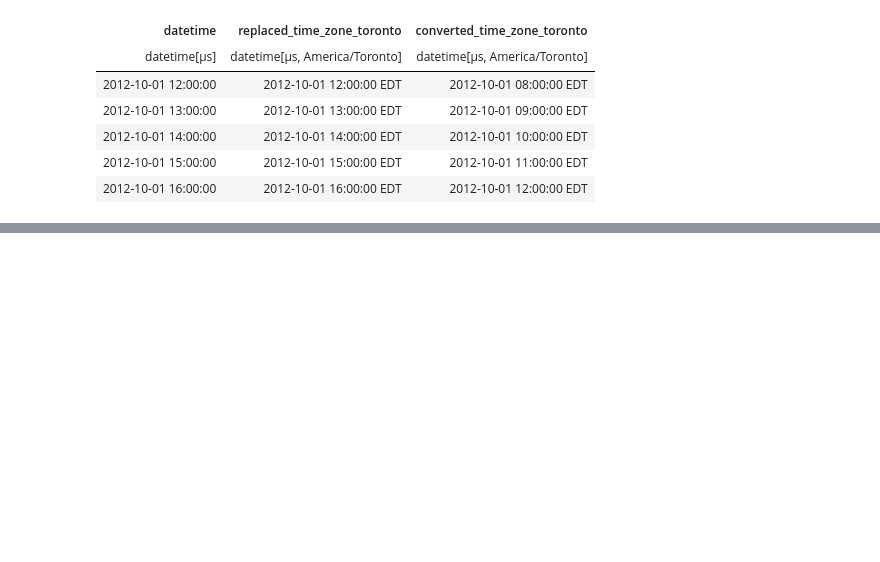
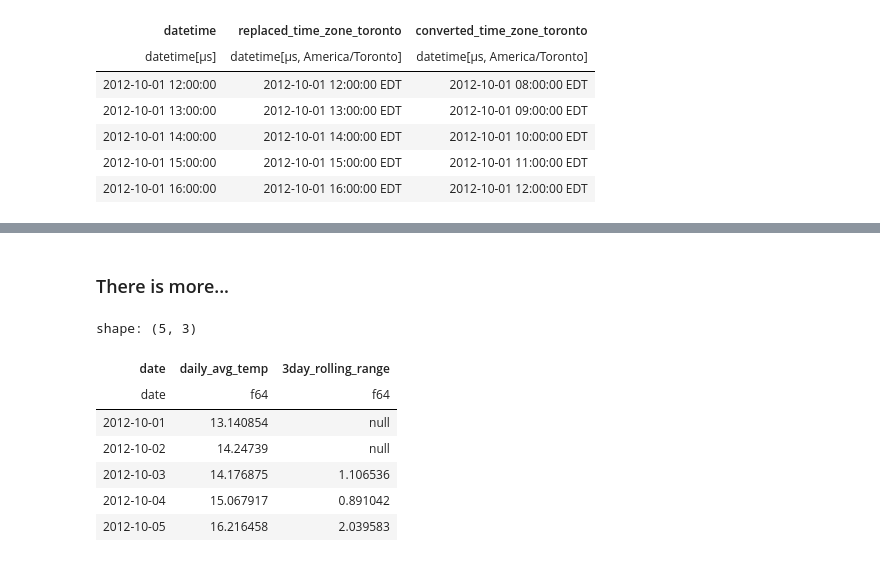
Before and after one commit to PacktPublishing/Polars-Cookbook, a Jupyter notebook: Chapter09/ch09.ipynb, the cells around one changed output, grey strips where cells are left out. Saved outputs shown, nothing was run; the diff lists cells and outputs as text; code cells hidden in the pictures; blank space fills up the shorter version.

```diff
--- a/Chapter09/ch09.ipynb
+++ b/Chapter09/ch09.ipynb
@@ -158,0 +272,26 @@ shape: (5, 3)
+# %% [markdown]
+### There is more...
+# %%
+def get_range(nums):
+    min_num = min(nums)
+    max_num = max(nums)
+    range = max_num - min_num
+    return range
+
+(
+    daily_avg_temperature_lf
+    .with_columns(
+        pl.col('daily_avg_temp').rolling_map(get_range, window_size=3).alias('3day_rolling_range')
+    )
+    .head()
+    .collect()
+)
+# %% [output]
+shape: (5, 3)
+| date | daily_avg_temp | 3day_rolling_range |
+| date | f64 | f64 |
+| 2012-10-01 | 13.140854 | null |
+| 2012-10-02 | 14.24739 | null |
+| 2012-10-03 | 14.176875 | 1.106536 |
+| 2012-10-04 | 15.067917 | 0.891042 |
+| 2012-10-05 | 16.216458 | 2.039583 |
```
Also changed, not shown: parts of 10 cells of this notebook.
